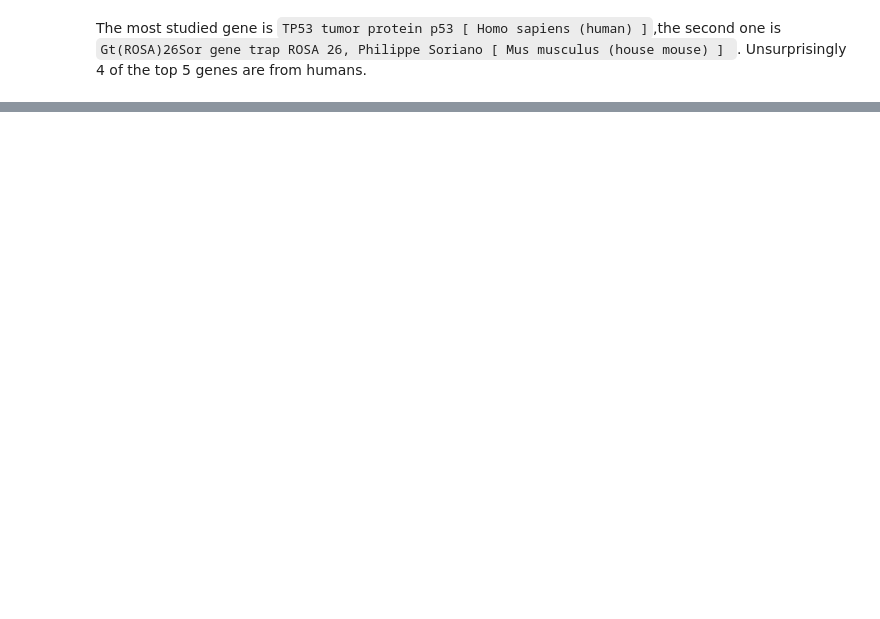
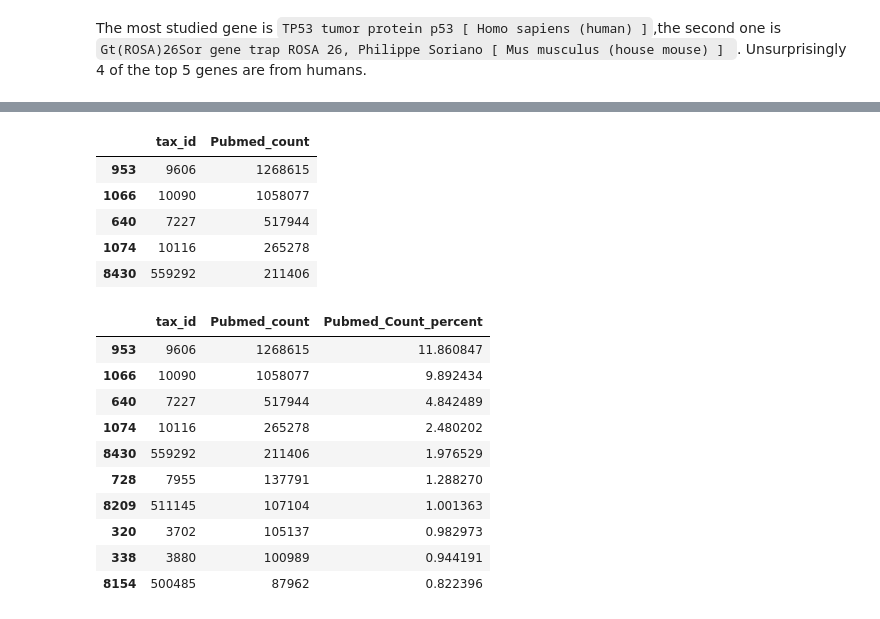
Before and after one commit to nsarode/popular_gene_prok, a Jupyter notebook: worked.ipynb, the cells around one changed output, grey strips where cells are left out. Cells and saved outputs as stored; diff of their text form; code cells hidden in the pictures; blank space fills up the shorter version.

```diff
--- a/worked.ipynb
+++ b/worked.ipynb
@@ -20,0 +198,24 @@ The most studied gene is `TP53 tumor protein p53 [ Homo sapiens (human) ]`,the s
+# %%
+import numpy as np
+totalpubmedCountspp =  tx_gp_pubmedCount[['tax_id','Pubmed_count']].sort_values('Pubmed_count', ascending=False)
+totalpubmedCountspp.head()
+totalpubmedCountspp['Pubmed_Count_percent'] = (totalpubmedCountspp['Pubmed_count']/totalpubmedCountspp['Pubmed_count'].sum())*100
+totalpubmedCountspp.head(n=10)
+# %% [output]
+|  | tax_id | Pubmed_count |
+| 953 | 9606 | 1268615 |
+| 1066 | 10090 | 1058077 |
+| 640 | 7227 | 517944 |
+| 1074 | 10116 | 265278 |
+| 8430 | 559292 | 211406 |
+|  | tax_id | Pubmed_count | Pubmed_Count_percent |
+| 953 | 9606 | 1268615 | 11.860847 |
+| 1066 | 10090 | 1058077 | 9.892434 |
+| 640 | 7227 | 517944 | 4.842489 |
+| 1074 | 10116 | 265278 | 2.480202 |
+| 8430 | 559292 | 211406 | 1.976529 |
+| 728 | 7955 | 137791 | 1.288270 |
+| 8209 | 511145 | 107104 | 1.001363 |
+| 320 | 3702 | 105137 | 0.982973 |
+| 338 | 3880 | 100989 | 0.944191 |
+| 8154 | 500485 | 87962 | 0.822396 |
```
Also changed, not shown: parts of 16 cells of this notebook, 1 other file.
